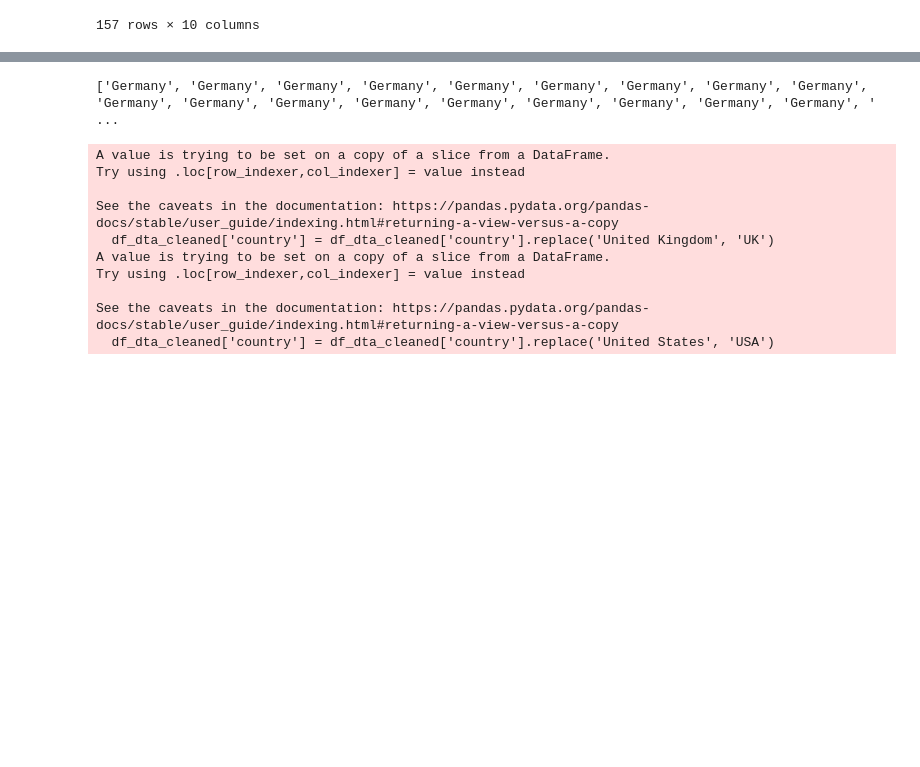
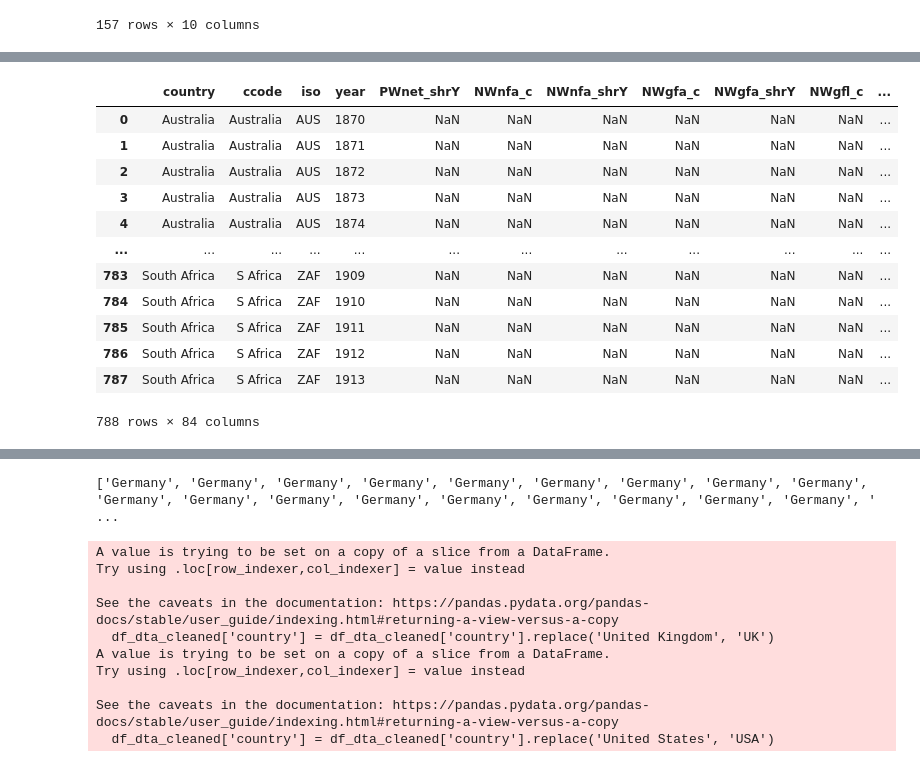
Before and after one commit to kabeerbora/1st_global, a Jupyter notebook: 1st_global.ipynb, the cells around one changed output, grey strips where cells are left out. Cells and saved outputs as stored; diff of their text form; code cells hidden in the pictures; blank space fills up the shorter version.

```diff
--- a/1st_global.ipynb
+++ b/1st_global.ipynb
@@ -274,3 +260,20 @@ df_dta = pd.read_stata('/content/drive/MyDrive/1st_globalization/ineqImperialism
+# %%
+!wget https://raw.githubusercontent.com/kabeerbora/1st_global/main/ineqImperialism.dta
+df = pd.read_stata('ineqImperialism.dta')
+# %% [output]
+|  | country | ccode | iso | year | PWnet_shrY | NWnfa_c | NWnfa_shrY | NWgfa_c | NWgfa_shrY | NWgfl_c | ... |
+| 0 | Australia | Australia | AUS | 1870 | NaN | NaN | NaN | NaN | NaN | NaN | ... |
+| 1 | Australia | Australia | AUS | 1871 | NaN | NaN | NaN | NaN | NaN | NaN | ... |
+| 2 | Australia | Australia | AUS | 1872 | NaN | NaN | NaN | NaN | NaN | NaN | ... |
+| 3 | Australia | Australia | AUS | 1873 | NaN | NaN | NaN | NaN | NaN | NaN | ... |
+| 4 | Australia | Australia | AUS | 1874 | NaN | NaN | NaN | NaN | NaN | NaN | ... |
+| ... | ... | ... | ... | ... | ... | ... | ... | ... | ... | ... | ... |
+| 783 | South Africa | S Africa | ZAF | 1909 | NaN | NaN | NaN | NaN | NaN | NaN | ... |
+| 784 | South Africa | S Africa | ZAF | 1910 | NaN | NaN | NaN | NaN | NaN | NaN | ... |
+| 785 | South Africa | S Africa | ZAF | 1911 | NaN | NaN | NaN | NaN | NaN | NaN | ... |
+| 786 | South Africa | S Africa | ZAF | 1912 | NaN | NaN | NaN | NaN | NaN | NaN | ... |
+| 787 | South Africa | S Africa | ZAF | 1913 | NaN | NaN | NaN | NaN | NaN | NaN | ... |
+788 rows × 84 columns
 # %%
 countries_to_remove = []
 for country, group in df_dta.groupby('country'):
```
Also changed, not shown: parts of 11 cells of this notebook.
